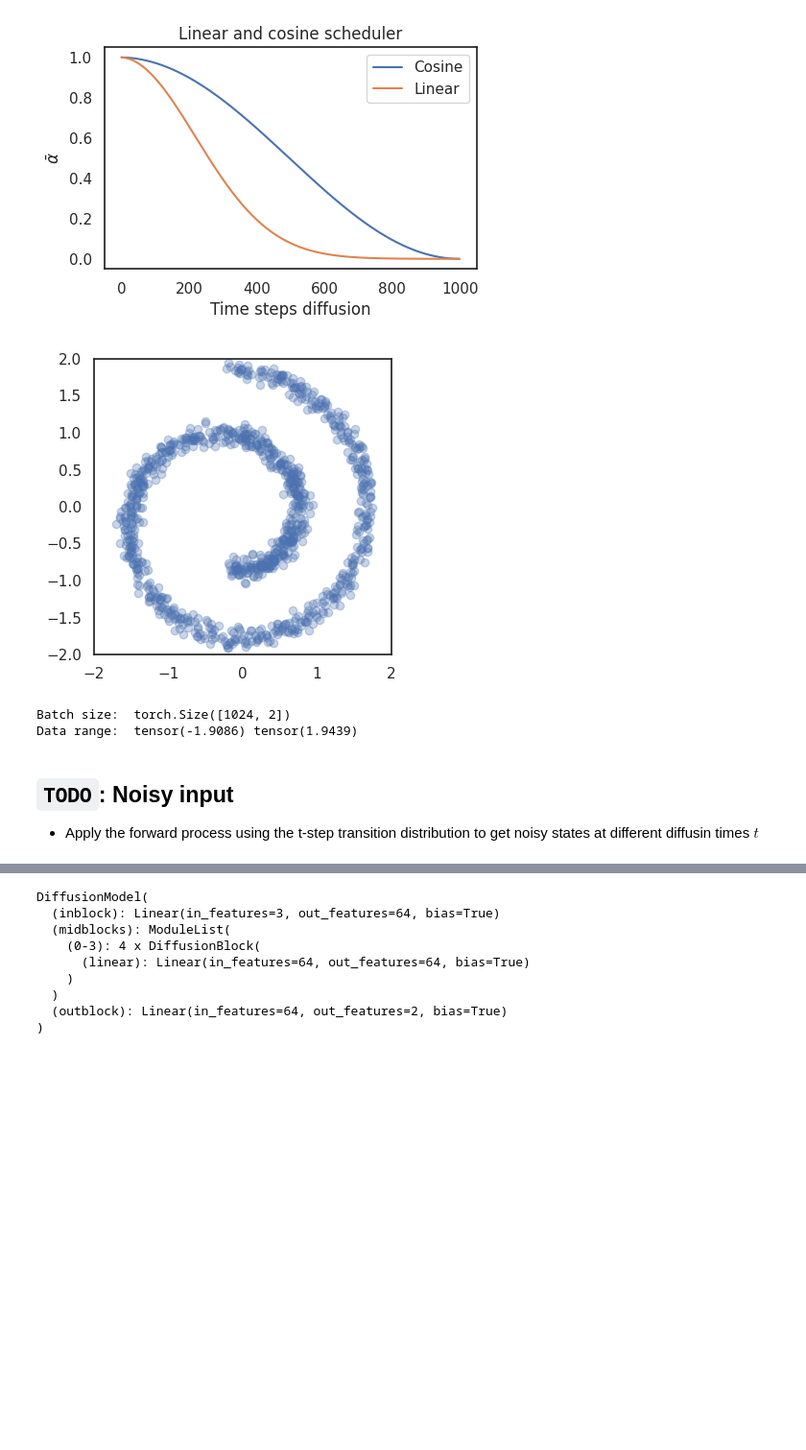
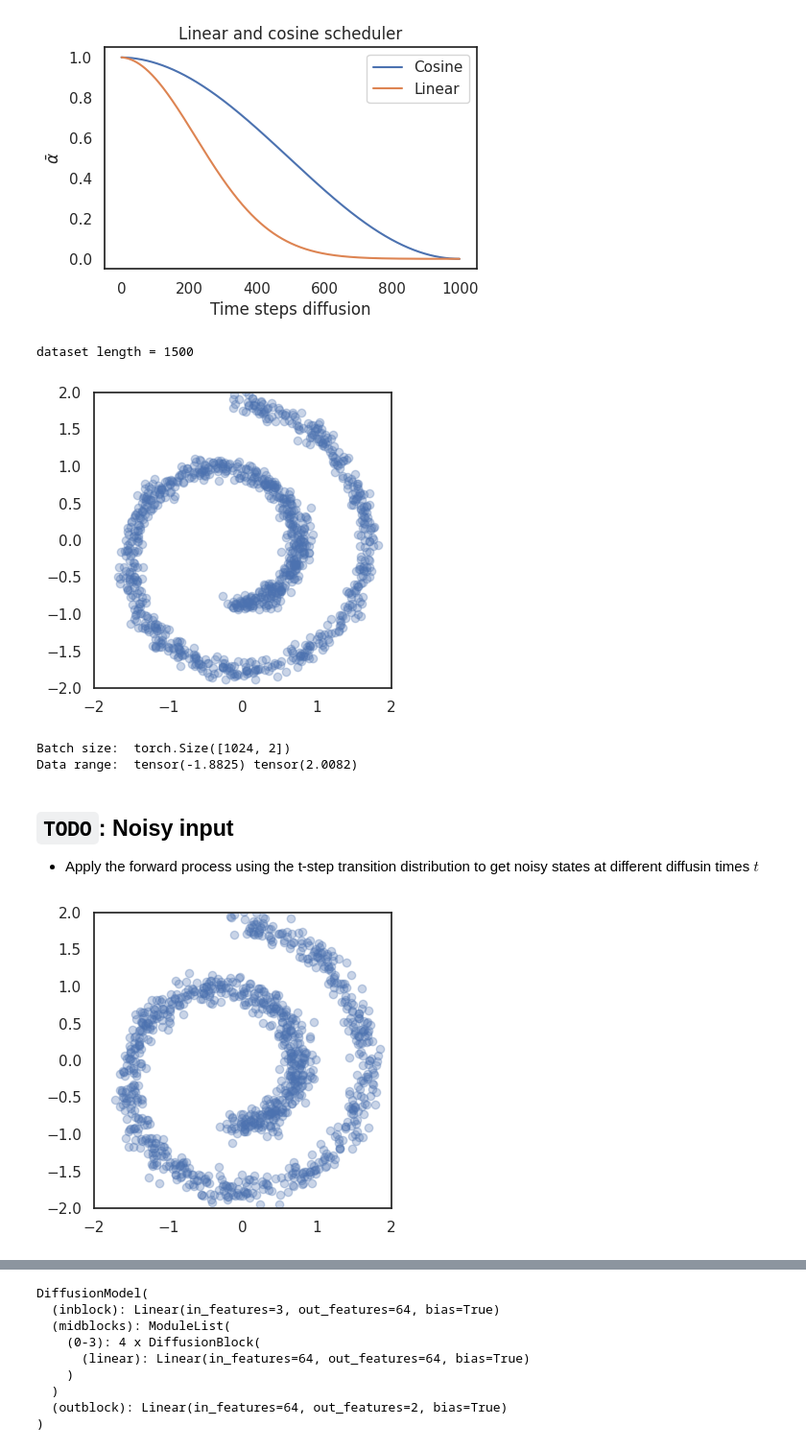
Before and after one commit to mehdigreefhorst/Deeplearning-LABS, a Jupyter notebook: 2d-data.ipynb, the cells around one changed output, grey strips where cells are left out. Shown at 96% size. Saved outputs shown, nothing was run; the diff lists cells and outputs as text; code cells hidden in the pictures; blank space fills up the shorter version.

```diff
--- a/2d-data.ipynb
+++ b/2d-data.ipynb
@@ -181,7 +181,7 @@ plt.show()
 # %%
 #@title Data loader
 dataset = torch.tensor(trainset, dtype=torch.float32)  # Convert to torch tensor
-
+print(f"dataset length = {len(dataset)}")
 batch_size = 1024  #@param {"type":"integer"}
 trainloader = DataLoader(TensorDataset(dataset), batch_size=batch_size, shuffle=True)
 
@@ -191,13 +191,19 @@ plot_2d(x, workdir, name="swiss_data", w=4, h=4, alpha=0.3, show=True)
 print("Batch size: ", x.shape)
 print("Data range: ", x.min(), x.max())
 # %% [output]
+dataset length = 1500
-[figure, old version]
+[figure, new version]
-Batch size:  torch.Size([1024, 2])
-Data range:  tensor(-1.9086) tensor(1.9439)
+Batch size:  torch.Size([1024, 2])
+Data range:  tensor(-1.8825) tensor(2.0082)
 # %% [markdown]
 ## **`TODO`**: Noisy input
 
 - Apply the forward process using the t-step transition distribution to get noisy states at different diffusin times $t$
+# %%
+x_t, z = diffusion.t_forward_steps(x, 15)
+plot_2d(x_t, workdir, name="swiss_data", w=4, h=4, alpha=0.3, show=True)
+# %% [output]
+[figure, added]
 # %%
 #@title Noisy Samples
 
```
Also changed, not shown: parts of 6 cells of this notebook.
